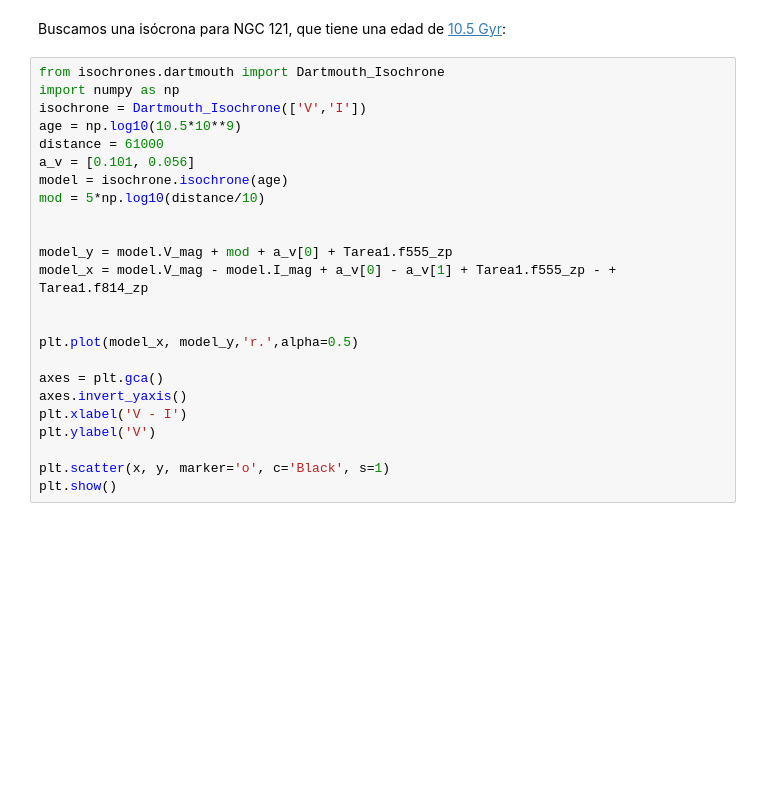
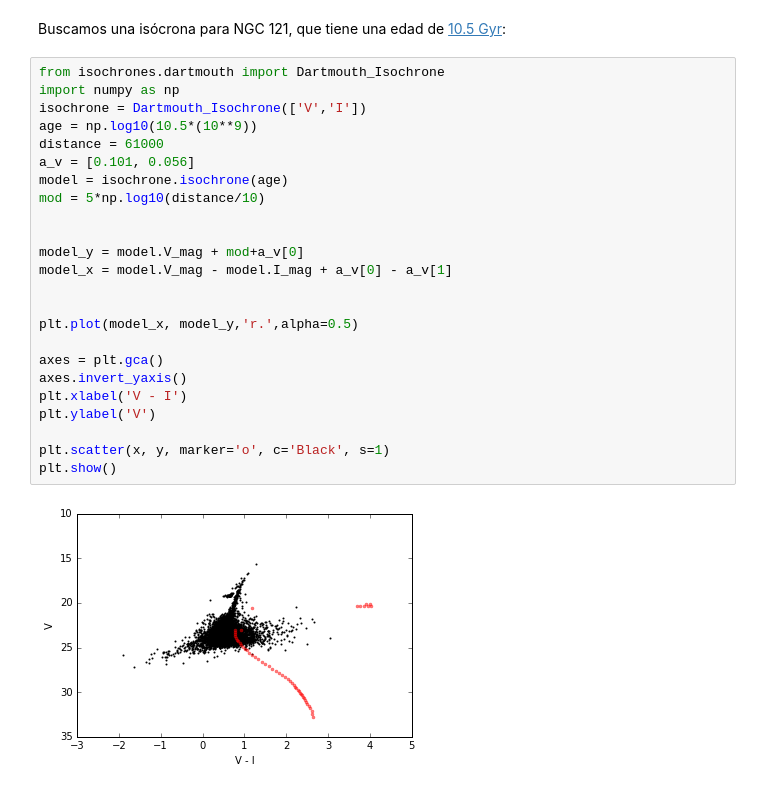
Before and after one commit to cjsantander/AST0421, a Jupyter notebook: Tarea2_Parte2/Tarea1_Parte2.ipynb, the cells around one changed output. Cells and saved outputs as stored; diff of their text form; blank space fills up the shorter version.

```diff
--- a/Tarea2_Parte2/Tarea1_Parte2.ipynb
+++ b/Tarea2_Parte2/Tarea1_Parte2.ipynb
@@ -91,24 +91,26 @@ Buscamos una isócrona para NGC 121, que tiene una edad de [10.5 Gyr](http://iop
 # %%
 from isochrones.dartmouth import Dartmouth_Isochrone
 import numpy as np
 isochrone = Dartmouth_Isochrone(['V','I'])
-age = np.log10(10.5*10**9)
+age = np.log10(10.5*(10**9))
 distance = 61000
 a_v = [0.101, 0.056]
 model = isochrone.isochrone(age)
 mod = 5*np.log10(distance/10)
 
 
-model_y = model.V_mag + mod + a_v[0] + Tarea1.f555_zp
-model_x = model.V_mag - model.I_mag + a_v[0] - a_v[1] + Tarea1.f555_zp - + Tarea1.f814_zp
+model_y = model.V_mag + mod+a_v[0]
+model_x = model.V_mag - model.I_mag + a_v[0] - a_v[1]
 
 
 plt.plot(model_x, model_y,'r.',alpha=0.5)
 
 axes = plt.gca()
 axes.invert_yaxis()
 plt.xlabel('V - I')
 plt.ylabel('V')
 
 plt.scatter(x, y, marker='o', c='Black', s=1)
 plt.show()
+# %% [output]
+[figure, added]
```
Also changed, not shown: parts of 2 cells of this notebook.
